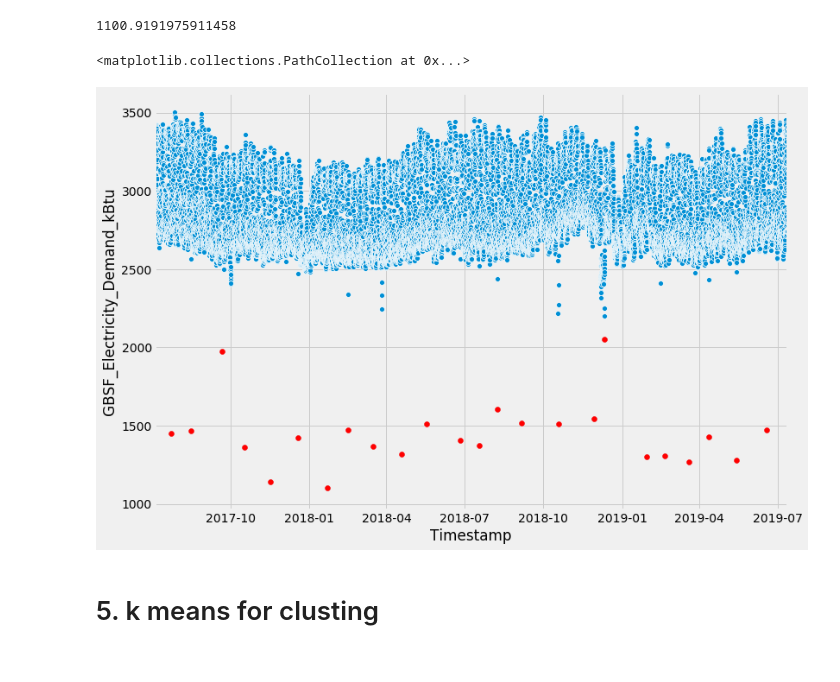
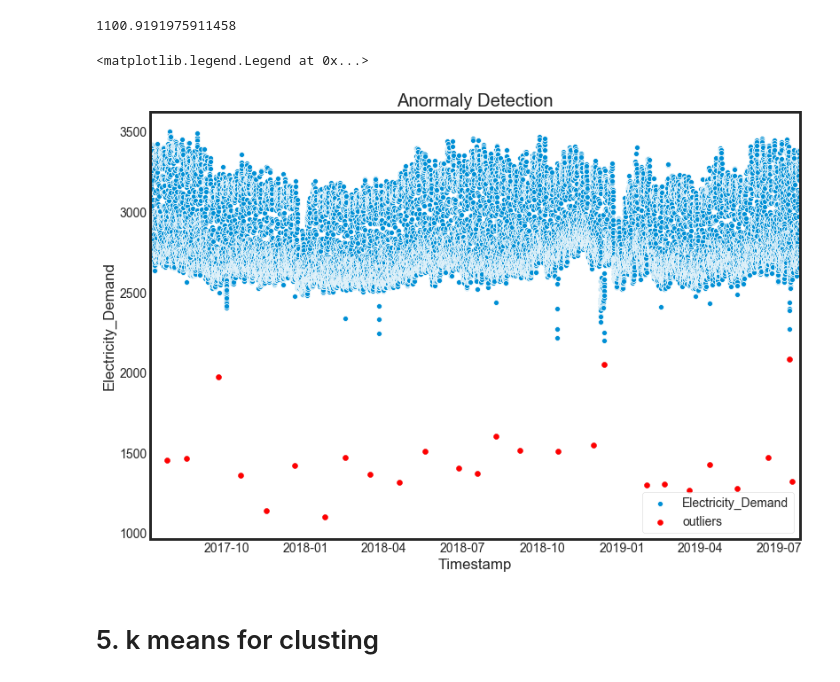
Before and after one commit to eco-data-science-team/ARIMA-Cluster-linear-regression-model, a Jupyter notebook: anormaly detection.ipynb, the cells around one changed output. Saved outputs shown, nothing was run; the diff lists cells and outputs as text; code cells hidden in the pictures.

```diff
--- a/anormaly detection.ipynb
+++ b/anormaly detection.ipynb
@@ -138,15 +168,20 @@ min(df['GBSF_Electricity_Demand_kBtu'])
 anormaly = df.loc[mask]
 # %%
 # plot, and if its lower than 25% && higher than 75%, mark them red
+sns.set_style("white")
+plt.figure(figsize=(18,5))
 plt.xlim(df.index[0], df.index[-1])
 plt.gcf().set_size_inches(11.7, 8.27)
 ax = sns.scatterplot(x=df.index, y="GBSF_Electricity_Demand_kBtu", data=df)
+ax.set_title('Anormaly Detection')
+ax.set_ylabel('Electricity_Demand')
 plt.scatter(x= anormaly[mask].index,
             y = anormaly[mask]['GBSF_Electricity_Demand_kBtu'],
             color= 'r')
+plt.legend(labels=['Electricity_Demand','outliers'])
 # %% [output]
-<matplotlib.collections.PathCollection at 0x...>
+<matplotlib.legend.Legend at 0x...>
-[figure, old version]
+[figure, new version]
 # %% [markdown]
 # 5. k means for clusting
 # %%
```
Also changed, not shown: parts of 34 cells of this notebook, 2 other files.
